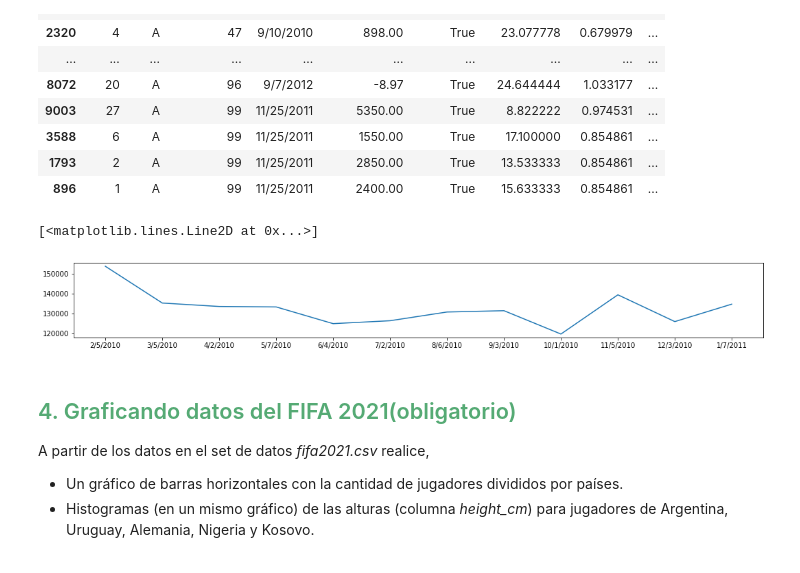
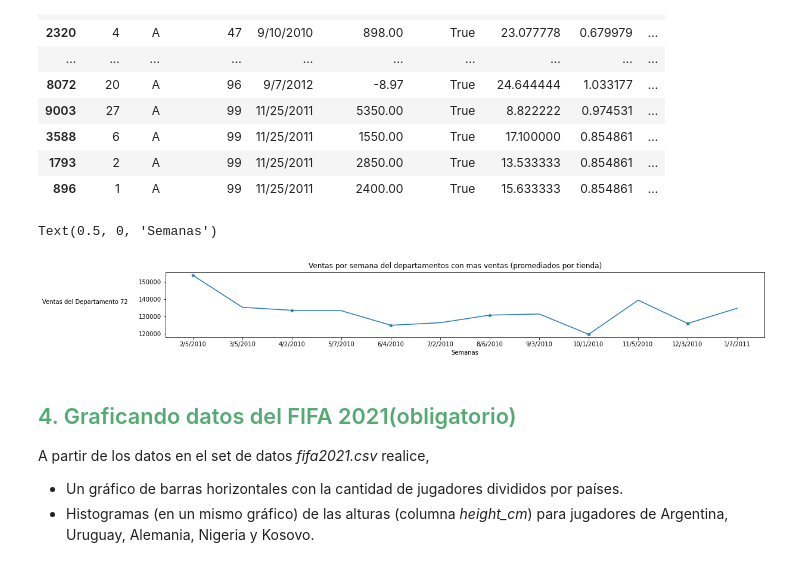
Before and after one commit to WalterMarH/PDA, a Jupyter notebook: MatPlotLib/Ejercitación-Matplotlib.ipynb, the cells around one changed output. Drawn from its saved outputs; the diff is of its cells as text; code cells hidden in the pictures.

```diff
--- a/MatPlotLib/Ejercitación-Matplotlib.ipynb
+++ b/MatPlotLib/Ejercitación-Matplotlib.ipynb
@@ -45,6 +45,7 @@ efic
 768 rows × 12 columns
 # %%
 fig, ax = plt.subplots(figsize=(10,7))
+ax.set_title("Gráfica de carga total en función del área total")
 plt.xlabel("Área Total")
 plt.ylabel("Carga Total")
 colores=["black","black","red","green","blue","yellow"]
@@ -52,6 +53,7 @@ label=["","","Norte","Sur","Este","Oeste"]
 for i in range(2,6):#efic["Orientation"].unique():
     superficie=efic[efic["Orientation"]==i]["superficieTotal"]
     carga=efic[efic["Orientation"]==i]["cargaTotal"]
-    ax.scatter(superficie,carga,c=colores[i],label=label[i])
+    ax.scatter(superficie,carga,c=colores[i],label=label[i],alpha=0.5)
 ax.legend()
+ax.set_facecolor("darkslategray")
 # %% [output]
@@ -146,6 +147,7 @@ array([92, 95, 38, 90, 72], dtype=int64)
 fig, ax = plt.subplots(nrows = 5, ncols = 1,figsize=(18,9))
 a=0
 medias2=[]
+fig.suptitle("Ventas por semana de los departamentos con mas ventas (promediados por tienda)",y=0.91)
 for i in primerosdeparts:
     dep=walmart[walmart['department']==i]
     for b in dep["date"].unique():
@@ -155,7 +157,10 @@ for i in primerosdeparts:
     ax[a].plot(dep["date"].unique(),medias2)
     #ax[a].plot(dep["date"].values[0:12],dep['weekly_sales'].values[0:12]) #dep["date"].values,
     #print(dep["store"].unique())
+    ax[a].set_ylabel("Ventas del Departamento "+str(i), rotation=0, labelpad=90)
+    ax[a].set_xlabel("Semanas")
     a+=1
     medias2= []
+
 # dep["date"].values
 # %% [output]
@@ -184,18 +189,21 @@ holiday
 # %%
 #No hay holiday en el departamento 92, el de mayor promedio de ventas semanales
 
 #Grafico las ventas semanales promediando por tienda del departamento 92 que es el de mayores ventas
 fig, ax = plt.subplots(figsize=(18,2))
 medias2= []
 dep=walmart[walmart['department']==92]
 for b in dep["date"].unique():
     mediadep=dep[dep['date']==b]["weekly_sales"].mean() #Como son 12 tiendas en el dataframe, hago el promedio por fecha de los 12 locales, para 92
     medias2.append(mediadep)
-ax.plot(dep["date"].unique(),medias2)
+ax.plot(dep["date"].unique(),medias2,"*", ls='-',markevery=2)#pongo que me marque cada 2
+fig.suptitle("Ventas por semana del departamentos con mas ventas (promediados por tienda)",y=1)
+ax.set_ylabel("Ventas del Departamento "+str(i), rotation=0, labelpad=90)
+ax.set_xlabel("Semanas")
 # dep["date"].values
 # %% [output]
-[<matplotlib.lines.Line2D at 0x...>]
+Text(0.5, 0, 'Semanas')
-[figure, old version]
+[figure, new version]
 # %% [markdown]
 ## <span style='color:#55aa74'>4. Graficando datos del FIFA 2021(obligatorio)</span>
 
```
Also changed, not shown: parts of 8 cells of this notebook, 21 other files.
